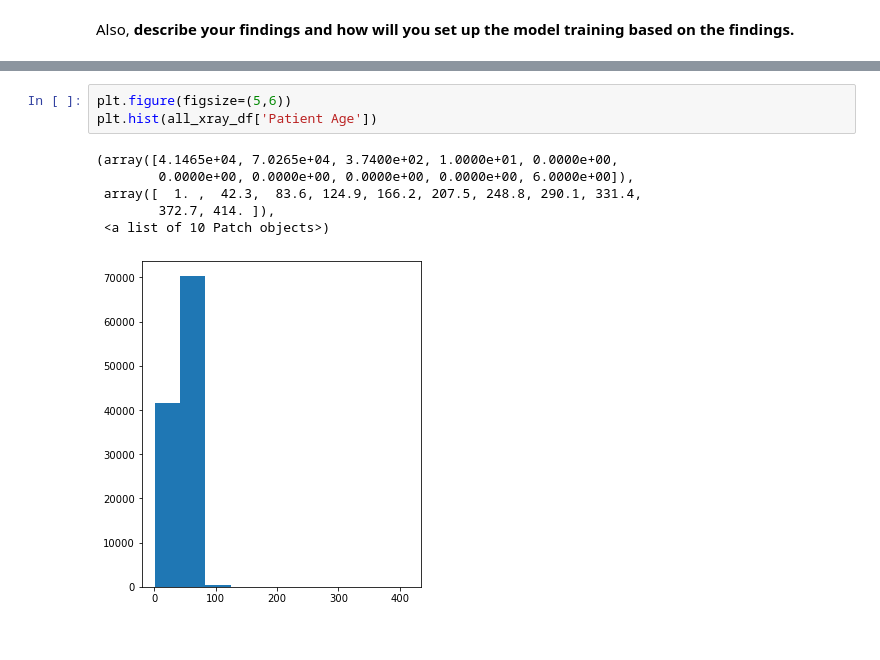
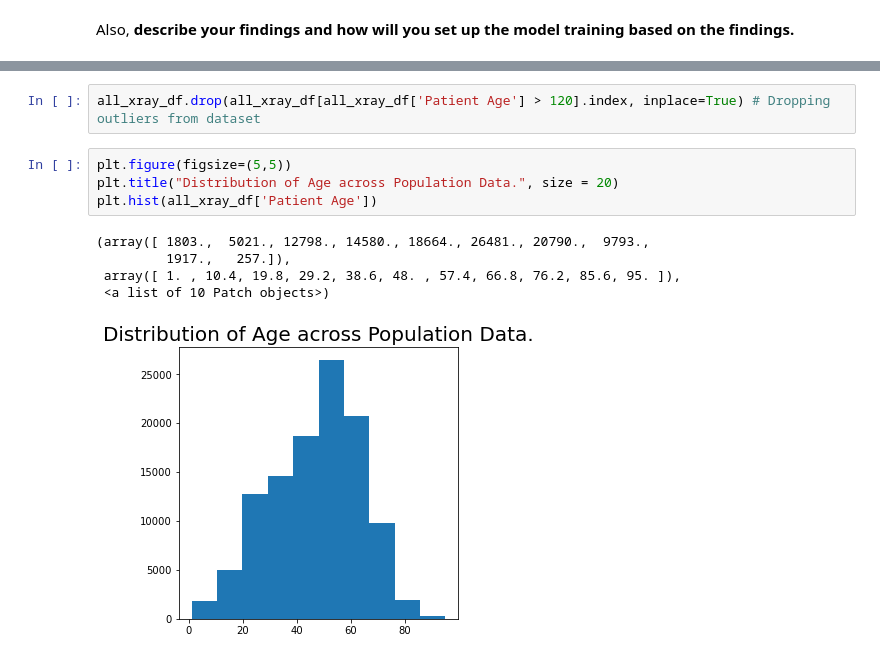
Before and after one commit to Danieldacruz7/Pneumonia-Detection-From-Chest-X-Rays, a Jupyter notebook: EDA.ipynb, the cells around one changed output, grey strips where cells are left out. Saved outputs shown, nothing was run; the diff lists cells and outputs as text.

```diff
--- a/EDA.ipynb
+++ b/EDA.ipynb
@@ -88,11 +118,13 @@ all_xray_df[all_xray_df.Pneumonia ==1]['Patient Gender'].value_counts().plot(kin
+# %%
+all_xray_df.drop(all_xray_df[all_xray_df['Patient Age'] > 120].index, inplace=True) # Dropping outliers from dataset
 # %%
-plt.figure(figsize=(5,6))
+plt.figure(figsize=(5,5))
+plt.title("Distribution of Age across Population Data.", size = 20)
 plt.hist(all_xray_df['Patient Age'])
 # %% [output]
-(array([4.1465e+04, 7.0265e+04, 3.7400e+02, 1.0000e+01, 0.0000e+00,
-        0.0000e+00, 0.0000e+00, 0.0000e+00, 0.0000e+00, 6.0000e+00]),
- array([  1. ,  42.3,  83.6, 124.9, 166.2, 207.5, 248.8, 290.1, 331.4,
-        372.7, 414. ]),
+(array([ 1803.,  5021., 12798., 14580., 18664., 26481., 20790.,  9793.,
+         1917.,   257.]),
+ array([ 1. , 10.4, 19.8, 29.2, 38.6, 48. , 57.4, 66.8, 76.2, 85.6, 95. ]),
  <a list of 10 Patch objects>)
-[figure, old version]
+[figure, new version]
 # %%
```
Also changed, not shown: parts of 14 cells of this notebook, 2 other files.
